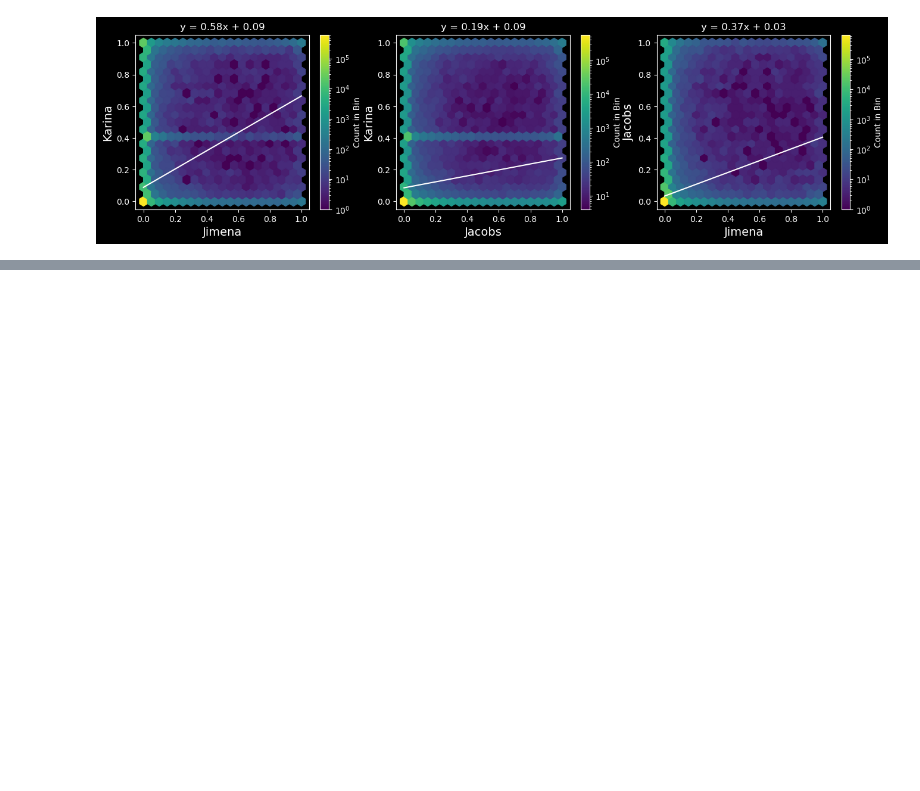
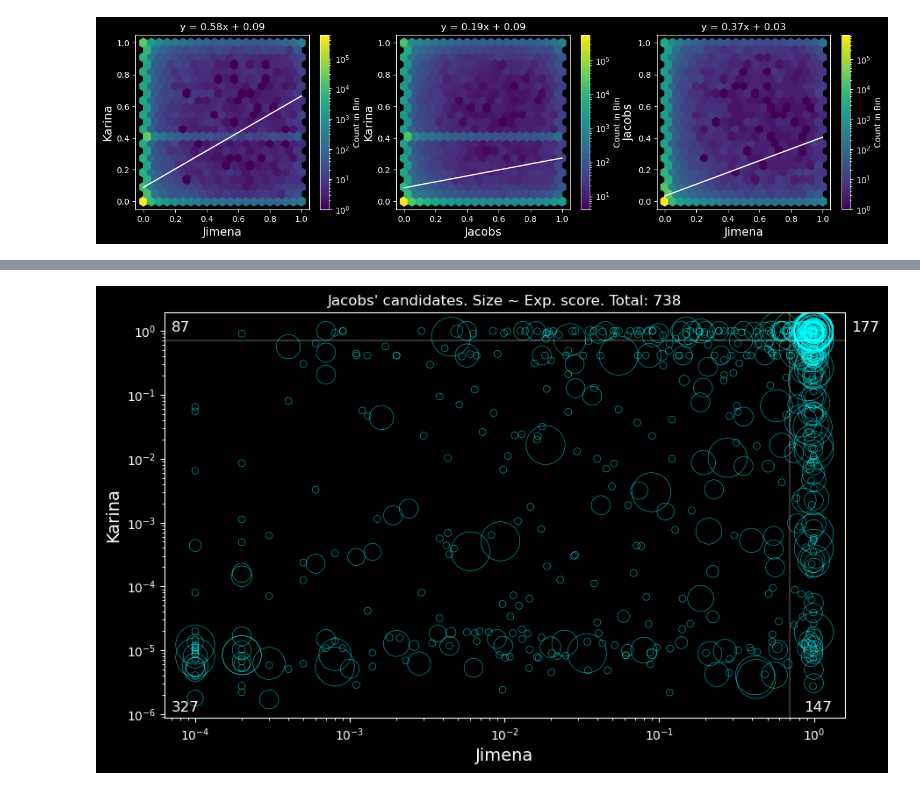
Before and after one commit to JimenaGonzalez/Citizen_science_project, a Jupyter notebook: Intersection/Basic_analysis.ipynb, the cells around one changed output, grey strips where cells are left out. Drawn from its saved outputs; the diff is of its cells as text; code cells hidden in the pictures; blank space fills up the shorter version.

```diff
--- a/Intersection/Basic_analysis.ipynb
+++ b/Intersection/Basic_analysis.ipynb
@@ -334,0 +240,37 @@ plt.show()
+# %%
+# In Jacobs' candidates
+cand_jacobs = pd.read_csv('data/in_jacobs.csv')
+# Adding my expert scores to the data
+size = (cand_jacobs['score'] + [1]*len(cand_jacobs))**5
+
+plt.figure(figsize=(10,6))
+plt.title('Jacobs\' candidates. Size ~ Exp. score. Total: ' + str(len(cand_jacobs)))
+plt.ylabel('Karina', fontsize=14)
+plt.xlabel('Jimena', fontsize=14)
+plt.scatter(cand_jacobs['SINGLE'], cand_jacobs['K_SCORE'], alpha=1, s=size.values,
+            edgecolors='#00FFFF', facecolors='none', linewidth=0.3)
+plt.yscale("log")
+plt.xscale("log")
+
+plt.axhline(y=0.7, color='w', linestyle='-', linewidth=0.3)
+plt.axvline(x=0.7, color='w', linestyle='-', linewidth=0.3)
+
+# Calculate number of points in each region
+region_1 = ((cand_jacobs['SINGLE'] >= 0.7) & (cand_jacobs['K_SCORE'] >= 0.7)).sum()
+region_2 = ((cand_jacobs['SINGLE'] < 0.7) & (cand_jacobs['K_SCORE'] >= 0.7)).sum()
+region_3 = ((cand_jacobs['SINGLE'] < 0.7) & (cand_jacobs['K_SCORE'] < 0.7)).sum()
+region_4 = ((cand_jacobs['SINGLE'] >= 0.7) & (cand_jacobs['K_SCORE'] < 0.7)).sum()
+
+# Add text to each region
+plt.text(1.01, 1-0.02, f'{region_1}', transform=plt.gca().transAxes, fontsize=12,
+         verticalalignment='top', horizontalalignment='left', color='white')
+plt.text(0.01, 1-0.02, f'{region_2}', transform=plt.gca().transAxes, fontsize=12,
+         verticalalignment='top', horizontalalignment='left', color='white')
+plt.text(0.01, 0.01, f'{region_3}', transform=plt.gca().transAxes, fontsize=12,
+         verticalalignment='bottom', horizontalalignment='left', color='white')
+plt.text(0.94, 0.01, f'{region_4}', transform=plt.gca().transAxes, fontsize=12,
+         verticalalignment='bottom', horizontalalignment='left', color='white')
+
+plt.show()
+# %% [output]
+[figure, added]
```
Also changed, not shown: parts of 19 cells of this notebook.
